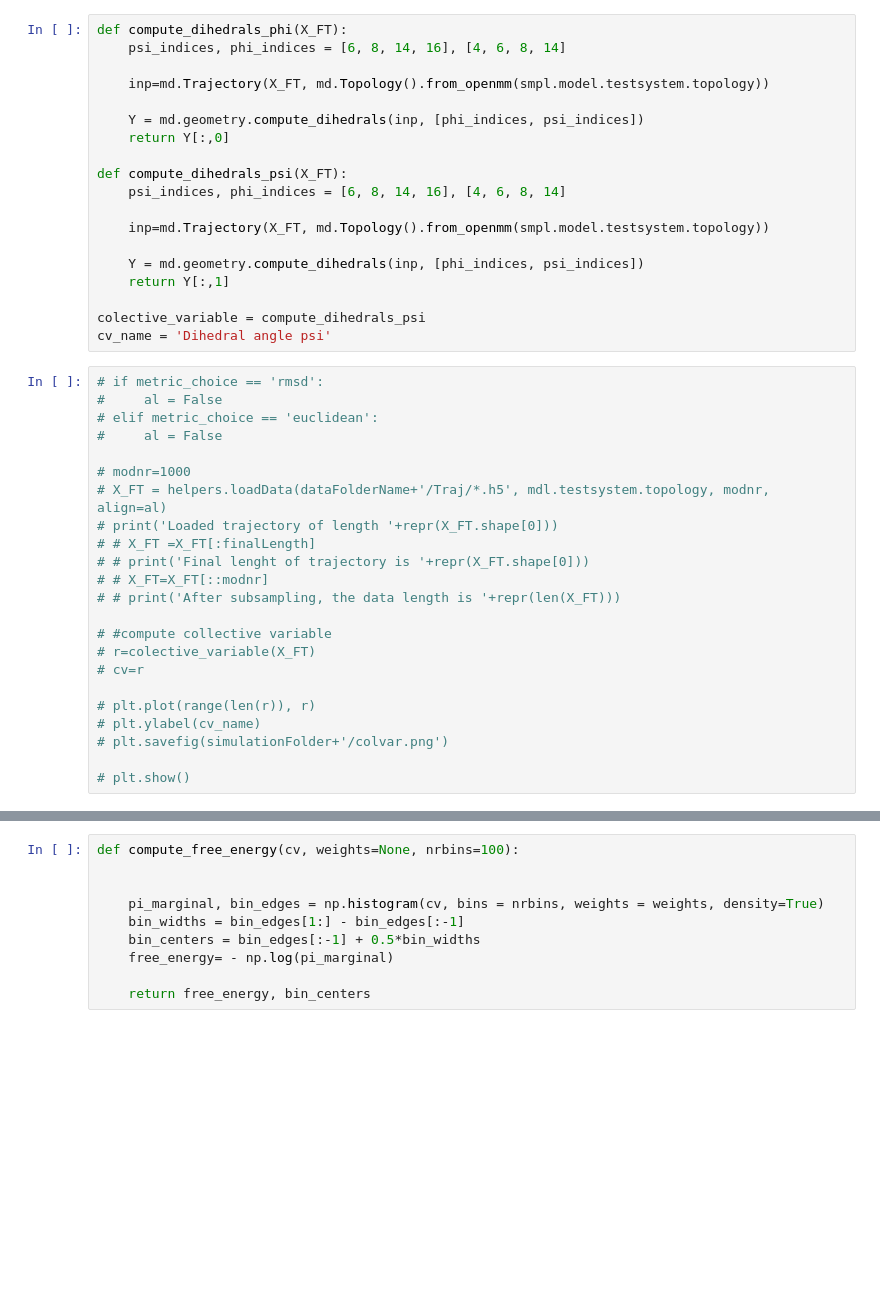
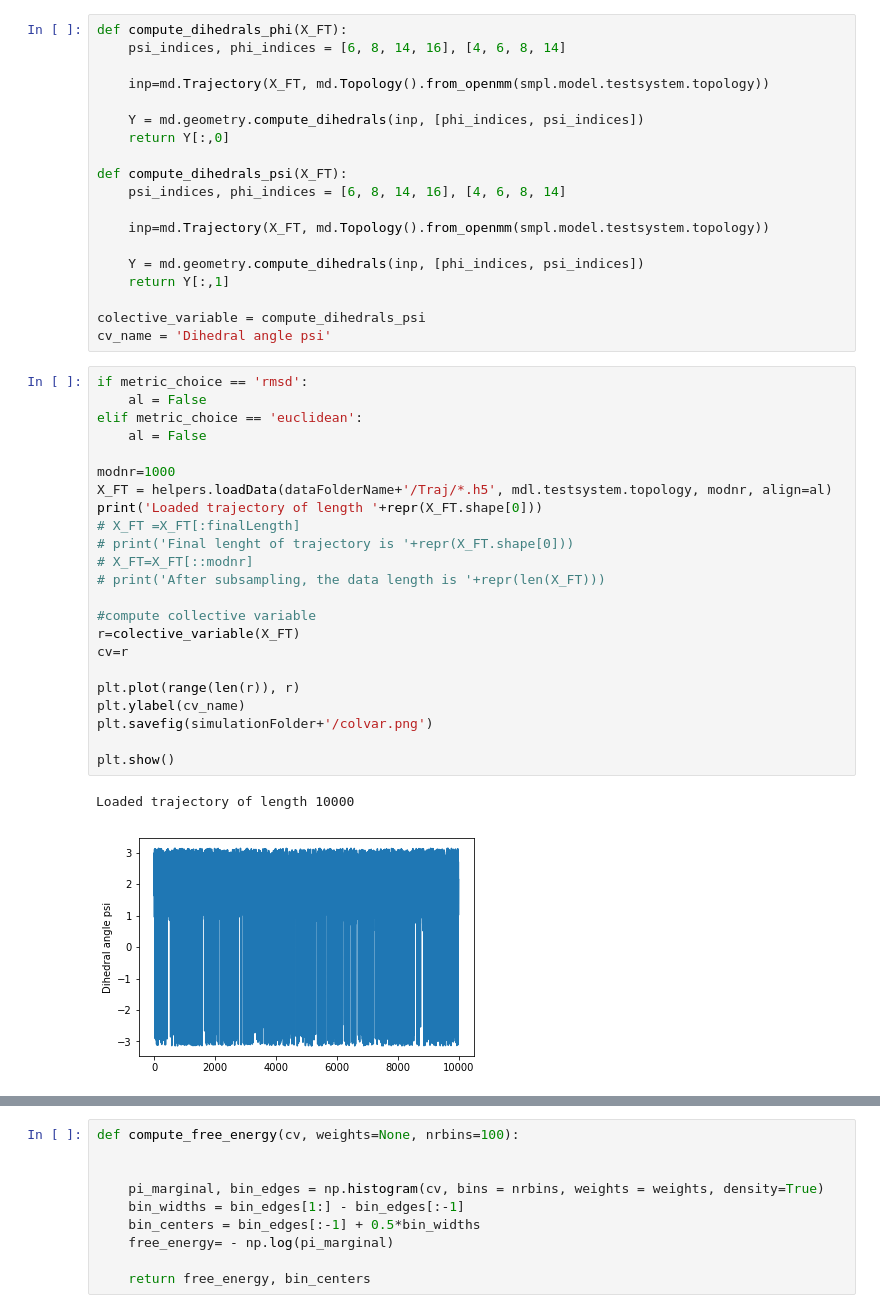
Before and after one commit to ZofiaTr/DFM, a Jupyter notebook: interactivePython/alanine_unbias.ipynb, the cells around one changed output, grey strips where cells are left out. Drawn from its saved outputs; the diff is of its cells as text; blank space fills up the shorter version.

```diff
--- a/interactivePython/alanine_unbias.ipynb
+++ b/interactivePython/alanine_unbias.ipynb
@@ -122,25 +119,28 @@ def compute_dihedrals_psi(X_FT):
 colective_variable = compute_dihedrals_psi
 cv_name = 'Dihedral angle psi'
 # %%
-# if metric_choice == 'rmsd':
-#     al = False
-# elif metric_choice == 'euclidean':
-#     al = False
+if metric_choice == 'rmsd':
+    al = False
+elif metric_choice == 'euclidean':
+    al = False
 
-# modnr=1000
-# X_FT = helpers.loadData(dataFolderName+'/Traj/*.h5', mdl.testsystem.topology, modnr, align=al)
-# print('Loaded trajectory of length '+repr(X_FT.shape[0]))
-# # X_FT =X_FT[:finalLength]
-# # print('Final lenght of trajectory is '+repr(X_FT.shape[0]))
-# # X_FT=X_FT[::modnr]
-# # print('After subsampling, the data length is '+repr(len(X_FT)))
+modnr=1000
+X_FT = helpers.loadData(dataFolderName+'/Traj/*.h5', mdl.testsystem.topology, modnr, align=al)
+print('Loaded trajectory of length '+repr(X_FT.shape[0]))
+# X_FT =X_FT[:finalLength]
+# print('Final lenght of trajectory is '+repr(X_FT.shape[0]))
+# X_FT=X_FT[::modnr]
+# print('After subsampling, the data length is '+repr(len(X_FT)))
 
-# #compute collective variable
-# r=colective_variable(X_FT)
-# cv=r
+#compute collective variable
+r=colective_variable(X_FT)
+cv=r
 
-# plt.plot(range(len(r)), r)
-# plt.ylabel(cv_name)
-# plt.savefig(simulationFolder+'/colvar.png')
+plt.plot(range(len(r)), r)
+plt.ylabel(cv_name)
+plt.savefig(simulationFolder+'/colvar.png')
 
-# plt.show()
+plt.show()
+# %% [output]
+Loaded trajectory of length 10000
+[figure, added]
```
Also changed, not shown: parts of 25 cells of this notebook, 17 other files.
